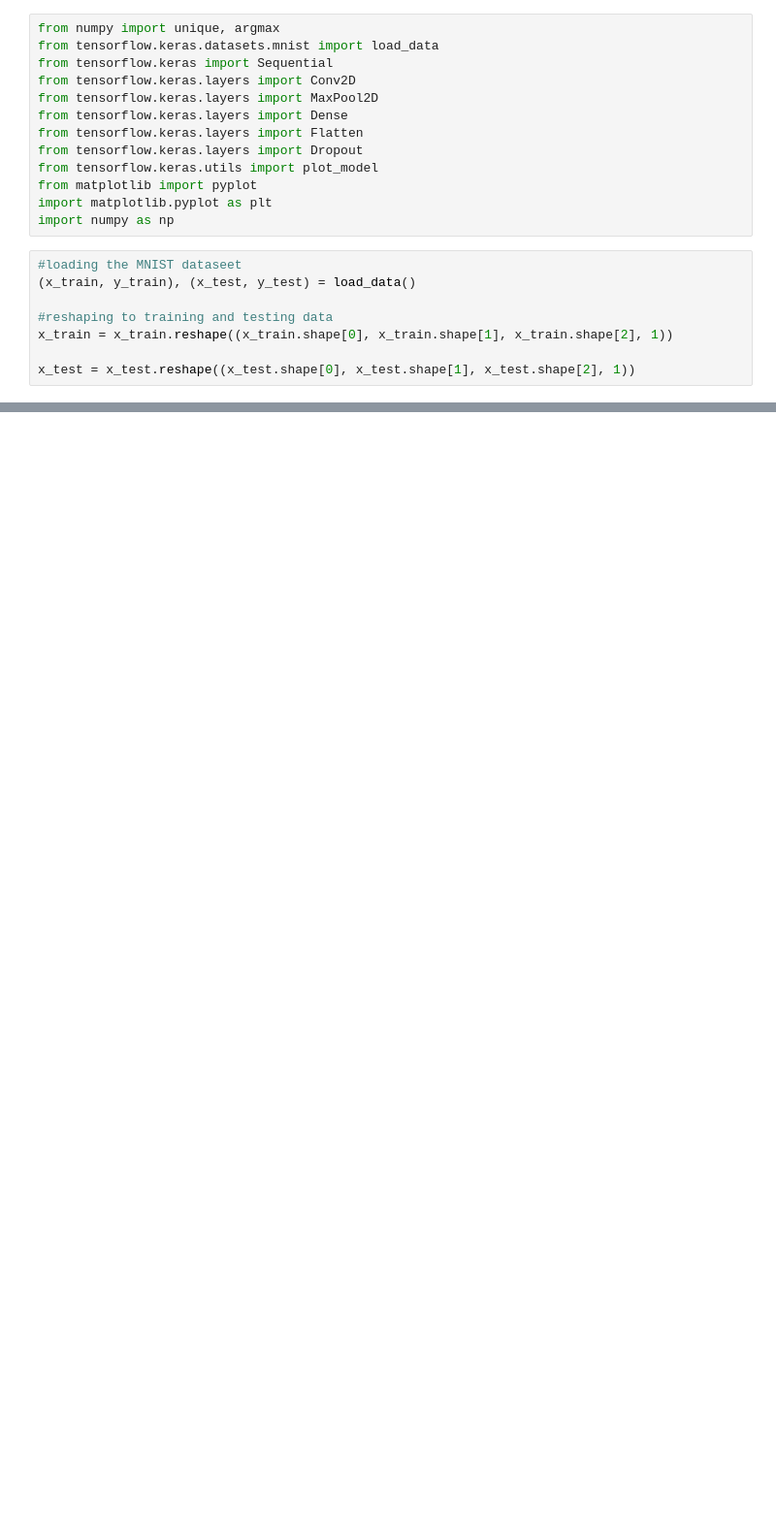
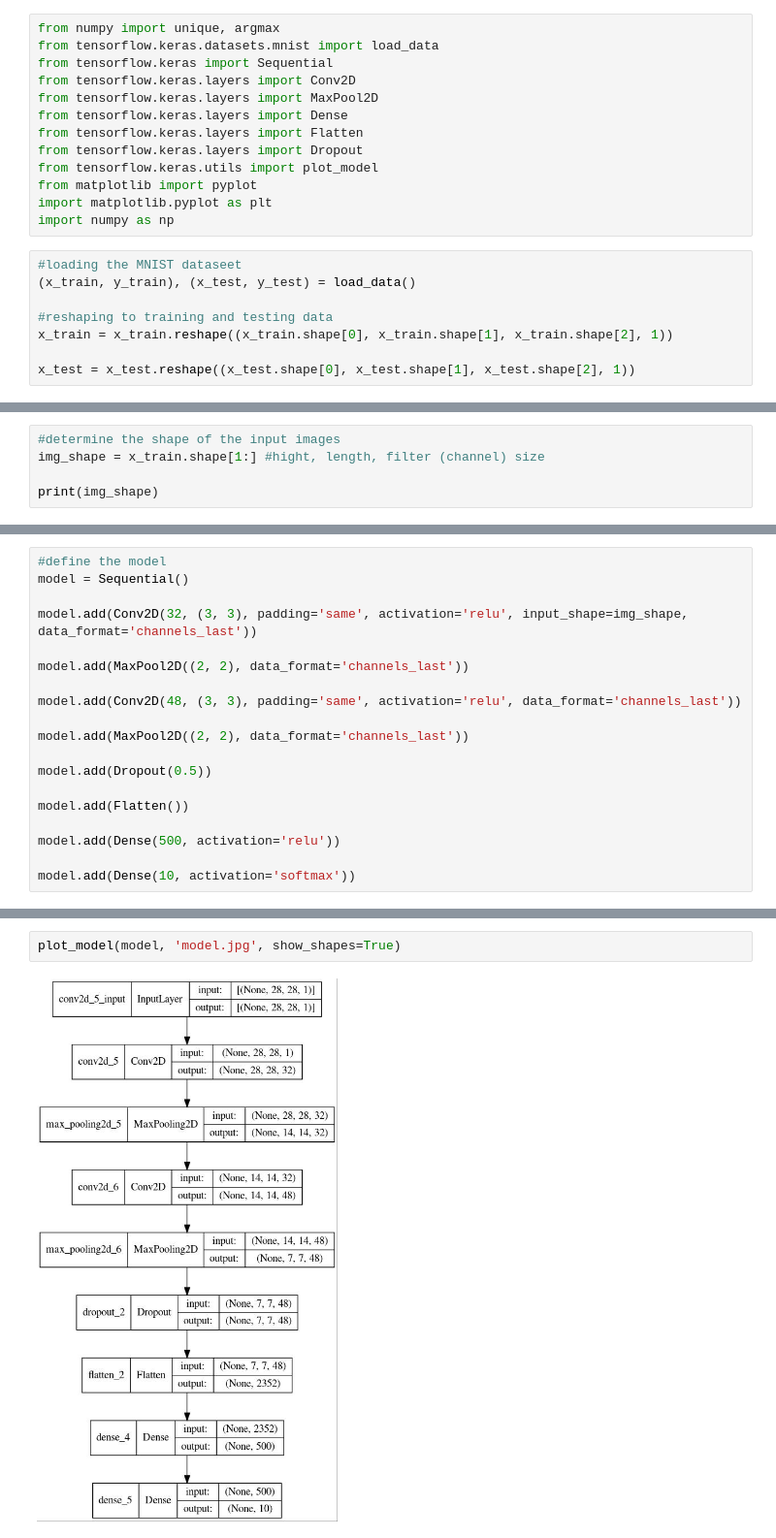
Before and after one commit to canlinzhang/ESCL, a Jupyter notebook: code/test_new_CNN.ipynb, the cells around one changed output, grey strips where cells are left out. Shown: that part at 97% size. Cells and saved outputs as stored; diff of their text form; blank space fills up the shorter version.

```diff
--- a/code/test_new_CNN.ipynb
+++ b/code/test_new_CNN.ipynb
@@ -21,0 +59,5 @@ x_test = x_test.reshape((x_test.shape[0], x_test.shape[1], x_test.shape[2], 1))
+# %%
+#determine the shape of the input images
+img_shape = x_train.shape[1:] #hight, length, filter (channel) size
+
+print(img_shape)
@@ -21,0 +80,19 @@ x_test = x_test.reshape((x_test.shape[0], x_test.shape[1], x_test.shape[2], 1))
+# %%
+#define the model
+model = Sequential()
+
+model.add(Conv2D(32, (3, 3), padding='same', activation='relu', input_shape=img_shape, data_format='channels_last'))
+
+model.add(MaxPool2D((2, 2), data_format='channels_last'))
+
+model.add(Conv2D(48, (3, 3), padding='same', activation='relu', data_format='channels_last'))
+
+model.add(MaxPool2D((2, 2), data_format='channels_last'))
+
+model.add(Dropout(0.5))
+
+model.add(Flatten())
+
+model.add(Dense(500, activation='relu'))
+
+model.add(Dense(10, activation='softmax'))
@@ -21,0 +119,4 @@ x_test = x_test.reshape((x_test.shape[0], x_test.shape[1], x_test.shape[2], 1))
+# %%
+plot_model(model, 'model.jpg', show_shapes=True)
+# %% [output]
+[figure, added]
```
Also changed, not shown: parts of 11 cells of this notebook, 1 other file.
